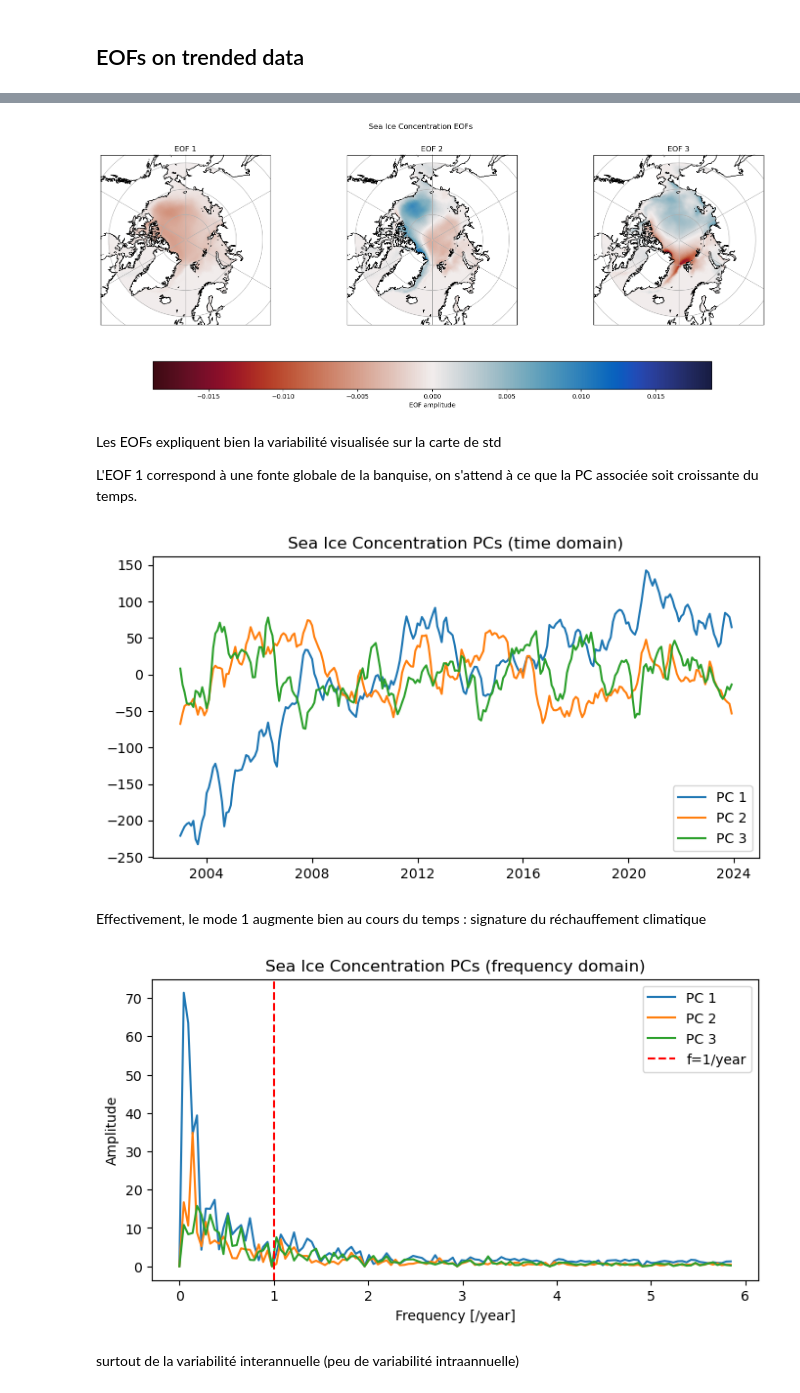
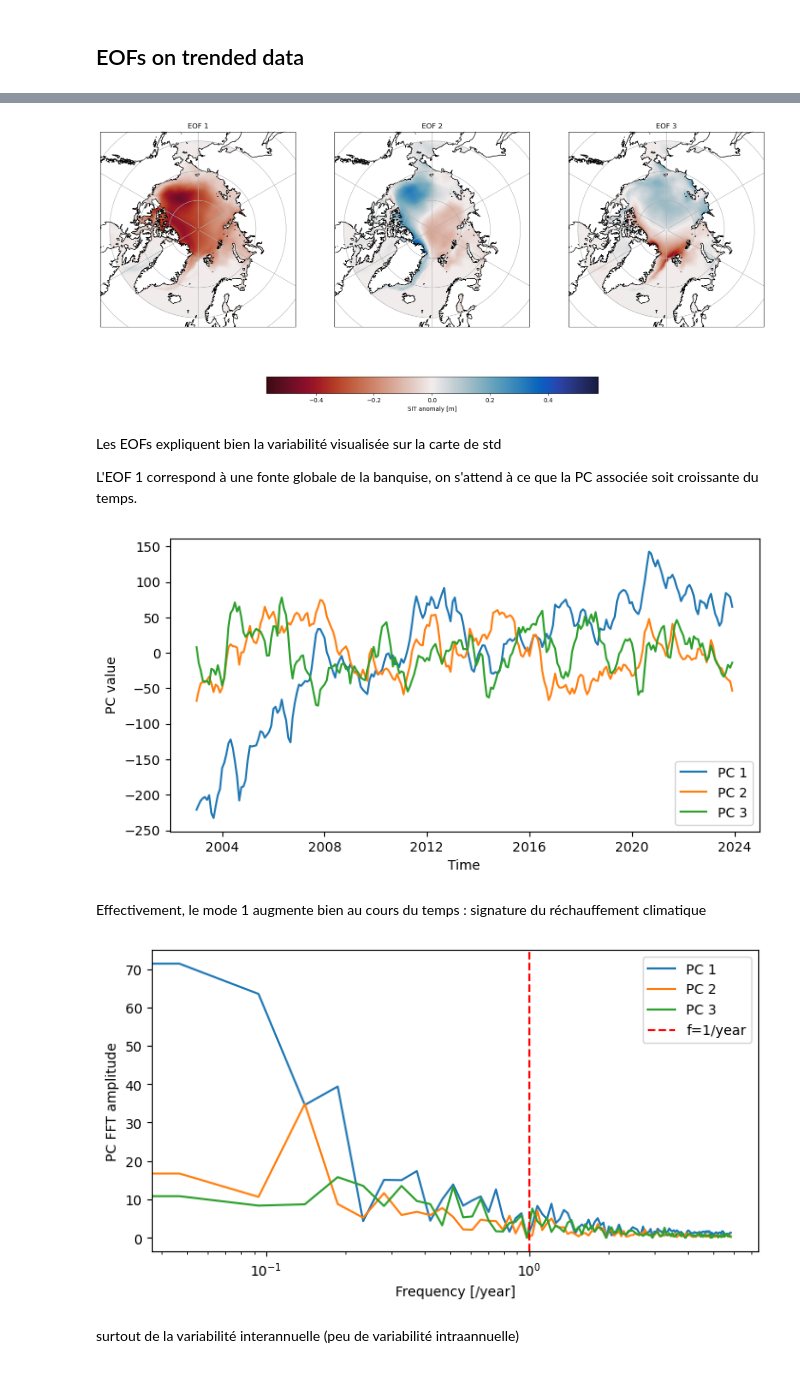
Before and after one commit to juliencollard2001/PHO_Arctic, a Jupyter notebook: sea_ice_study.ipynb, the cells around one changed output, grey strips where cells are left out. Saved outputs shown, nothing was run; the diff lists cells and outputs as text; code cells hidden in the pictures.

```diff
--- a/sea_ice_study.ipynb
+++ b/sea_ice_study.ipynb
@@ -171,0 +179,8 @@ plt.show()
+# %%
+fig, ax = plt.subplots(1, 1, figsize=(8, 4))
+eof_solver.varianceFraction().plot(marker='o', ax=ax)
+ax.set_ylabel('Explained variance fraction [%]')
+ax.set_xlabel('EOF mode')
+ax.set_xlim(0, 10)
+plt.savefig('figs/sea_ice_variability/SIT_EOF_variance_fraction.png')
+plt.show()
@@ -172,7 +189,7 @@ plt.show()
 # %%
-fig, axs = plt.subplots(1, 3, figsize=(20, 7), subplot_kw={'projection': ccrs.NorthPolarStereo()})
+fig, axs = plt.subplots(1, 3, figsize=(20, 10), subplot_kw={'projection': ccrs.NorthPolarStereo()})
 
-max_val = np.abs(eof_solver.eofs()[:3]).max()
+max_val = np.abs(eof_solver.eofs(eofscaling=2)[:3]).max()
 
 for i in range(3):
     ax = axs[i]
@@ -181,17 +198,17 @@ for i in range(3):
     pcm = ax.pcolormesh(
         ds_anomalies.longitude,
         ds_anomalies.latitude,
-        eof_solver.eofs()[i],
+        eof_solver.eofs(eofscaling=2)[i],
         transform=ccrs.PlateCarree(),
         cmap=cmo.balance.reversed(),
         norm=colors.Normalize(vmin=-max_val, vmax=max_val),
     )
     ax.set_title(f'EOF {i+1}')
-plt.colorbar(pcm, ax=axs, label='EOF amplitude', orientation='horizontal', shrink=0.8)
-plt.suptitle('Sea Ice Concentration EOFs')
+plt.colorbar(pcm, ax=axs, label='SIT anomaly [m]', orientation='horizontal', shrink=0.5)
+plt.savefig('figs/sea_ice_variability/SIT_EOFs.png')
 plt.show()
 # %% [output]
-[figure, old version]
+[figure, new version]
 # %% [markdown]
 Les EOFs expliquent bien la variabilité visualisée sur la carte de std
 
@@ -203,34 +220,37 @@ fig, ax = plt.subplots(1, 1, figsize=(8, 4))
 
 for i in range(3):
     ax.plot(ds_anomalies.time, eof_solver.pcs()[:, i], label=f'PC {i+1}')
-plt.legend()
-plt.title('Sea Ice Concentration PCs (time domain)')
+ax.set_ylabel('PC value')
+ax.set_xlabel('Time')
+ax.legend()
+plt.savefig('figs/sea_ice_variability/SIT_PCs.png')
 plt.show()
 # %% [output]
-[figure, old version]
+[figure, new version]
 # %% [markdown]
 Effectivement, le mode 1 augmente bien au cours du temps : signature du réchauffement climatique
 # %%
 
 # Number of sample points
 N = len(ds_anomalies.time)
 # Sample spacing
 T = (ds_anomalies.time[1] - ds_anomalies.time[0]).values.astype('timedelta64[D]').astype(int) / 365.25
 
 fig, ax = plt.subplots(1, 1, figsize=(8, 4))
 
 for i in range(3):
     yf = fft(eof_solver.pcs()[:, i].values)
     xf = fftfreq(N, T)[:N//2]
     ax.plot(xf, 2.0/N * np.abs(yf[:N//2]), label=f'PC {i+1}')
 
 ax.axvline(x=1, color='r', linestyle='--', label='f=1/year')
 plt.legend()
-plt.title('Sea Ice Concentration PCs (frequency domain)')
 plt.xlabel('Frequency [/year]')
-plt.ylabel('Amplitude')
+plt.ylabel('PC FFT amplitude')
+plt.xscale('log')
+plt.savefig('figs/sea_ice_variability/SIT_PCs_FFT.png')
 plt.show()
 # %% [output]
-[figure, old version]
+[figure, new version]
 # %% [markdown]
 surtout de la variabilité interannuelle (peu de variabilité intraannuelle)
```
Also changed, not shown: parts of 6 cells of this notebook, 8 other files.
